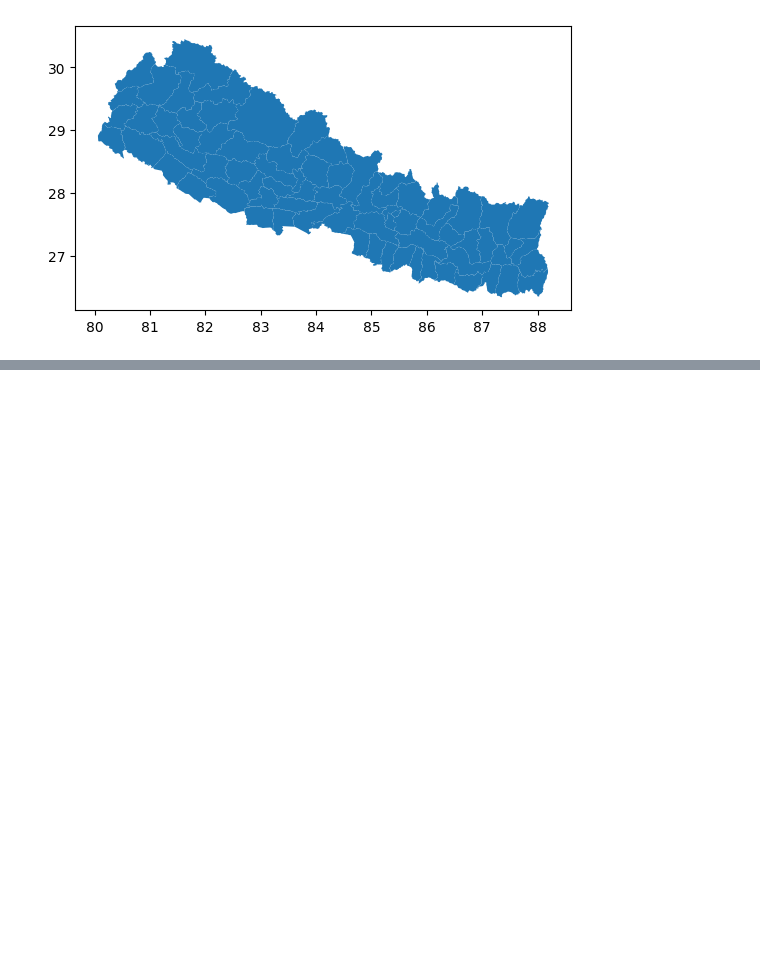
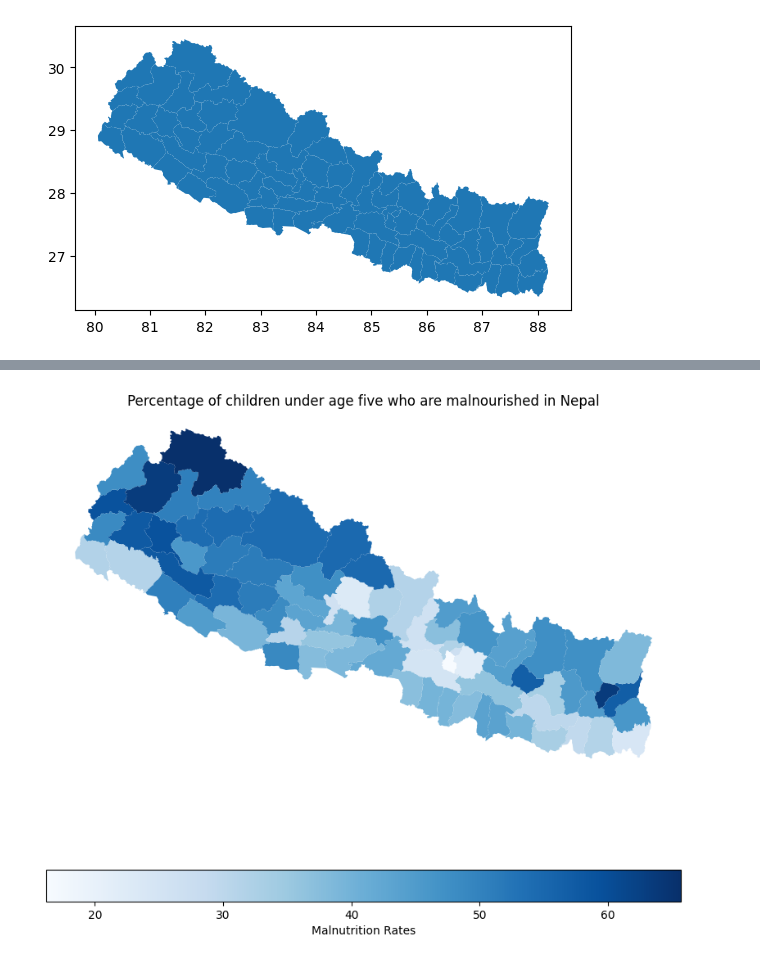
Before and after one commit to veronhoxha/health-poverty-and-education-indicators-for-nepal-districts, a Jupyter notebook: notebook.ipynb, the cells around one changed output, grey strips where cells are left out. Saved outputs shown, nothing was run; the diff lists cells and outputs as text; code cells hidden in the pictures; blank space fills up the shorter version.

```diff
--- a/notebook.ipynb
+++ b/notebook.ipynb
@@ -100,0 +116,12 @@ plt.show()
+# %%
+fig, ax = plt.subplots(1, figsize=(10, 10))
+
+gdf.plot(ax = ax, column="malkids", cmap="Blues",legend=True,
+legend_kwds={"label": "Malnutrition Rates", "orientation": "horizontal"})
+
+ax.set_title("Percentage of children under age five who are malnourished in Nepal")
+ax.set_axis_off()
+
+plt.show()
+# %% [output]
+[figure, added]
```
Also changed, not shown: parts of 11 cells of this notebook.
